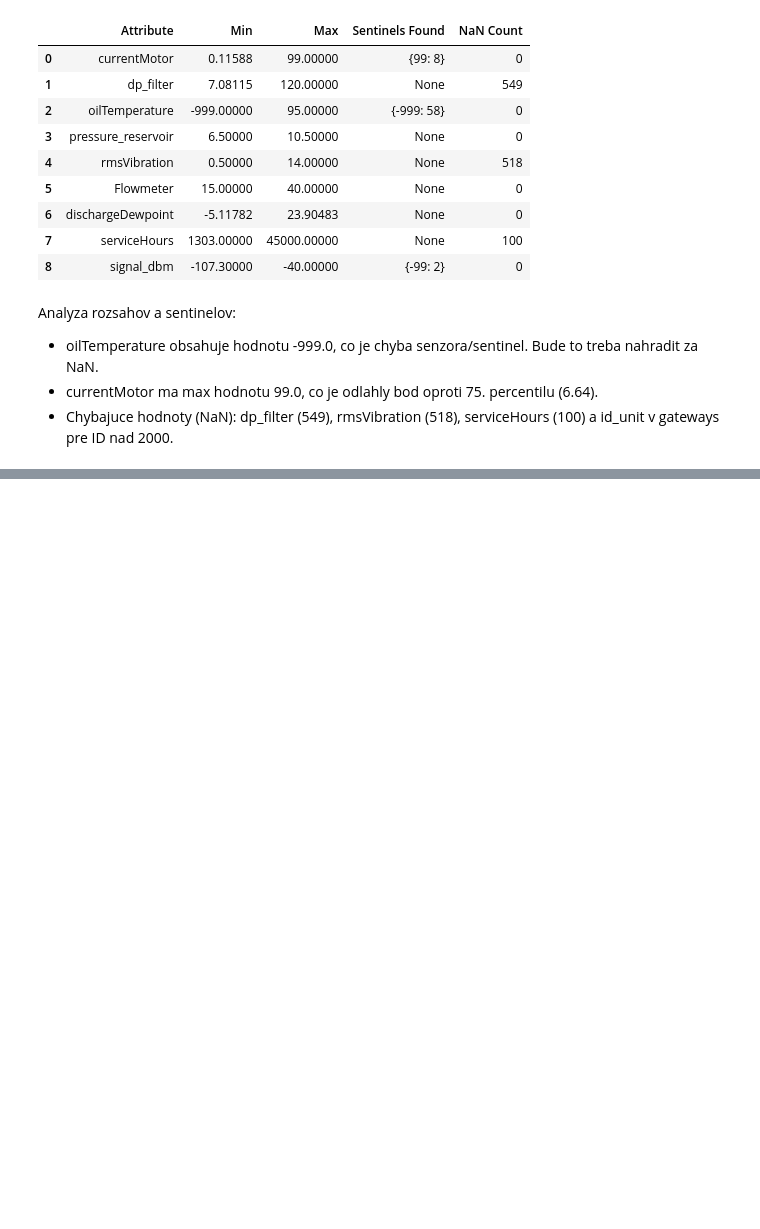
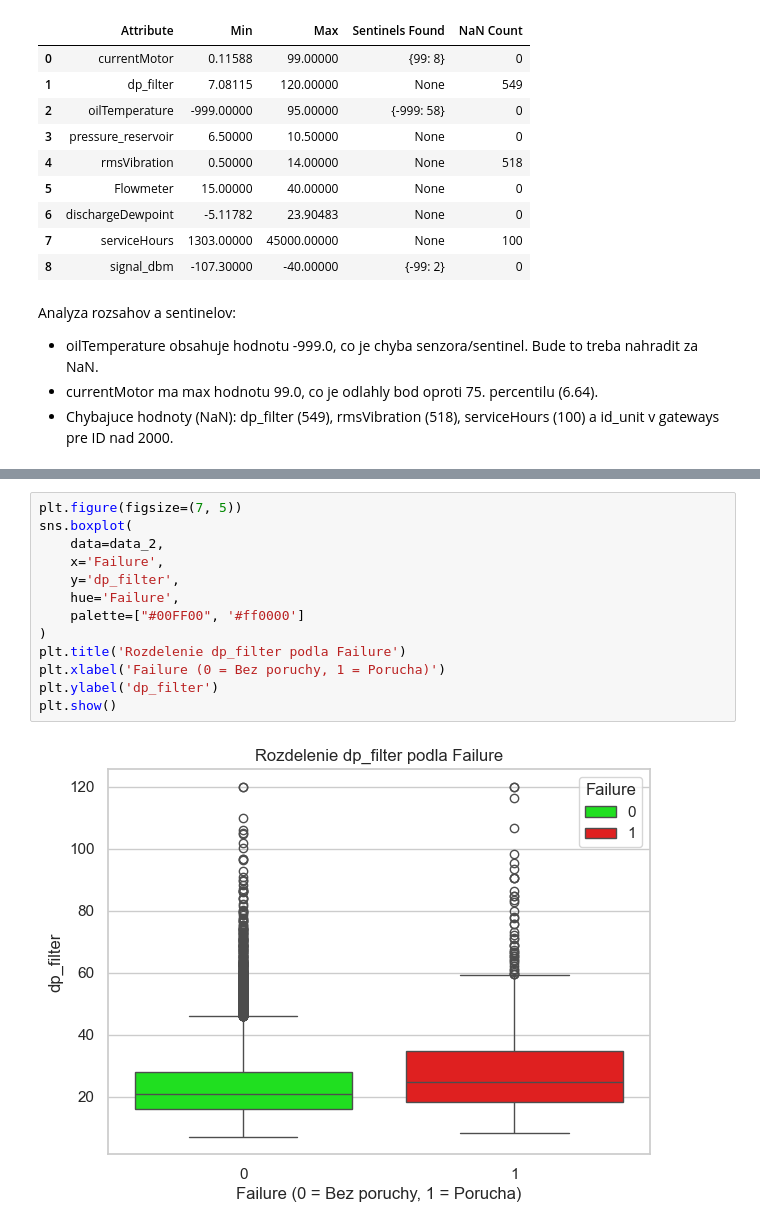
Before and after one commit to Walorean/Iau_project, a Jupyter notebook: test.ipynb, the cells around one changed output, grey strips where cells are left out. Drawn from its saved outputs; the diff is of its cells as text; blank space fills up the shorter version.

```diff
--- a/test.ipynb
+++ b/test.ipynb
@@ -507,0 +525,15 @@ Analyza rozsahov a sentinelov:
+# %%
+plt.figure(figsize=(7, 5))
+sns.boxplot(
+    data=data_2,
+    x='Failure',
+    y='dp_filter',
+    hue='Failure',
+    palette=["#00FF00", '#ff0000']
+)
+plt.title('Rozdelenie dp_filter podla Failure')
+plt.xlabel('Failure (0 = Bez poruchy, 1 = Porucha)')
+plt.ylabel('dp_filter')
+plt.show()
+# %% [output]
+[figure, added]
```
Also changed, not shown: parts of 15 cells of this notebook.
